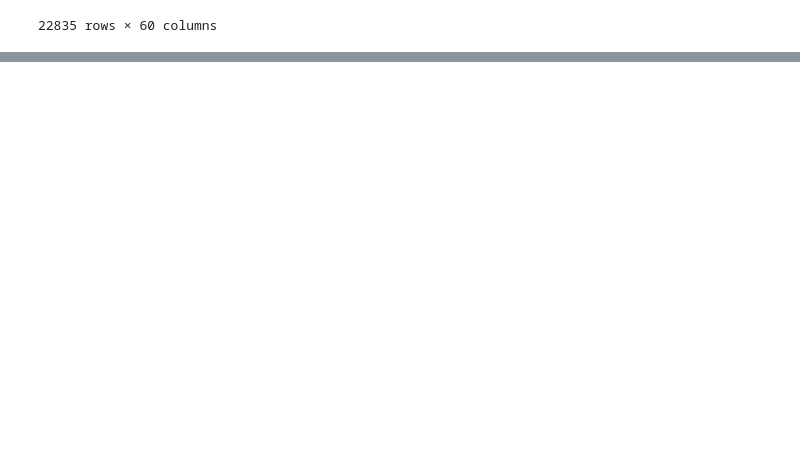
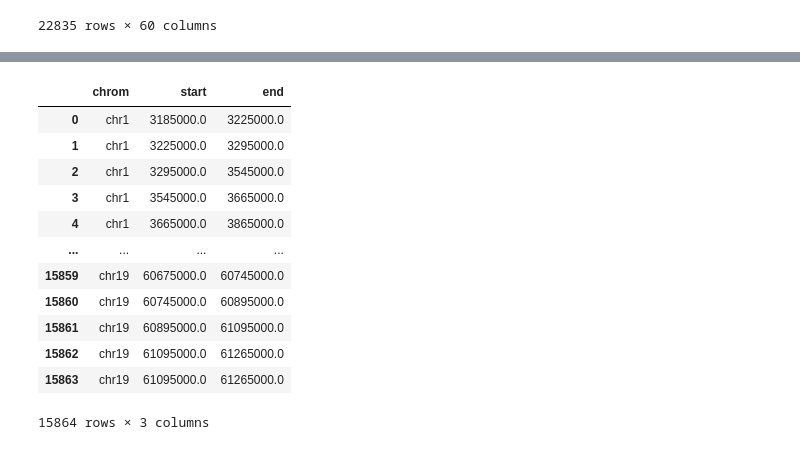
Before and after one commit to RenhaoL/HST508_Fall2022_final_project, a Jupyter notebook: codes/20221129_corr_matrix_scTPM.ipynb, the cells around one changed output, grey strips where cells are left out. Drawn from its saved outputs; the diff is of its cells as text; code cells hidden in the pictures; blank space fills up the shorter version.

```diff
--- a/codes/20221129_corr_matrix_scTPM.ipynb
+++ b/codes/20221129_corr_matrix_scTPM.ipynb
@@ -218,3 +218,6 @@ zscore(np.log2(sc_df_filtered+1),axis=1)
 | ENSMUSG00000112196 | -0.532944 | -0.532944 | 1.357931 | -0.532944 | -0.532944 | -0.532944 | ... |
 | ENSMUSG00000058922 | 0.316358 | 0.643075 | 0.209786 | -0.002729 | 0.667990 | 0.749302 | ... |
 22835 rows × 60 columns
+# %%
+tad_locs = pd.read_csv("../data/TAD_strong_boundary_start_end.csv")
+tad_locs
@@ -220,0 +238,17 @@ zscore(np.log2(sc_df_filtered+1),axis=1)
+# %%
+excl_chrom = ['chrM','chrX','chrY']
+tad_locs[tad_locs['chrom'].isin(set(gloc.seqname).difference(excl_chrom))]
+# %% [output]
+|  | chrom | start | end |
+| 0 | chr1 | 3185000.0 | 3225000.0 |
+| 1 | chr1 | 3225000.0 | 3295000.0 |
+| 2 | chr1 | 3295000.0 | 3545000.0 |
+| 3 | chr1 | 3545000.0 | 3665000.0 |
+| 4 | chr1 | 3665000.0 | 3865000.0 |
+| ... | ... | ... | ... |
+| 15859 | chr19 | 60675000.0 | 60745000.0 |
+| 15860 | chr19 | 60745000.0 | 60895000.0 |
+| 15861 | chr19 | 60895000.0 | 61095000.0 |
+| 15862 | chr19 | 61095000.0 | 61265000.0 |
+| 15863 | chr19 | 61095000.0 | 61265000.0 |
+15864 rows × 3 columns
```
Also changed, not shown: parts of 1 cell of this notebook.
